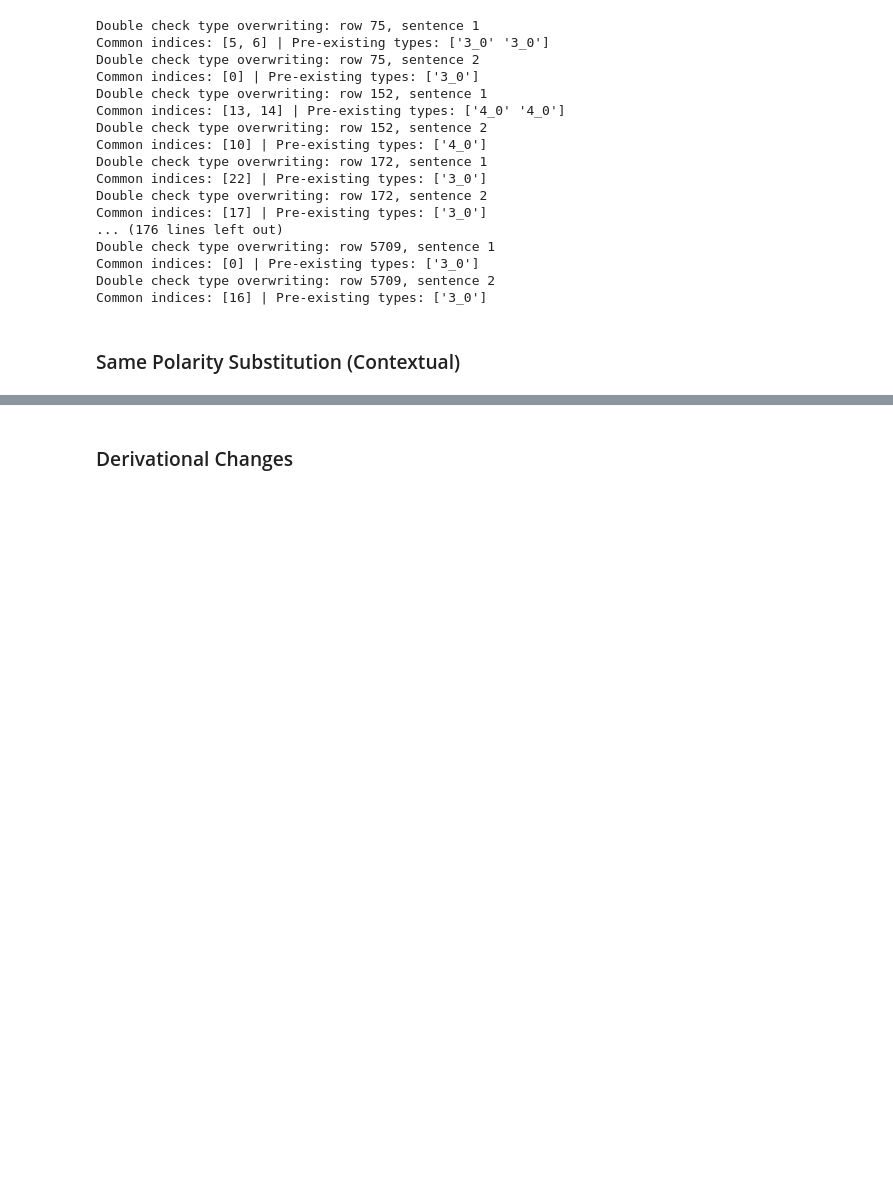
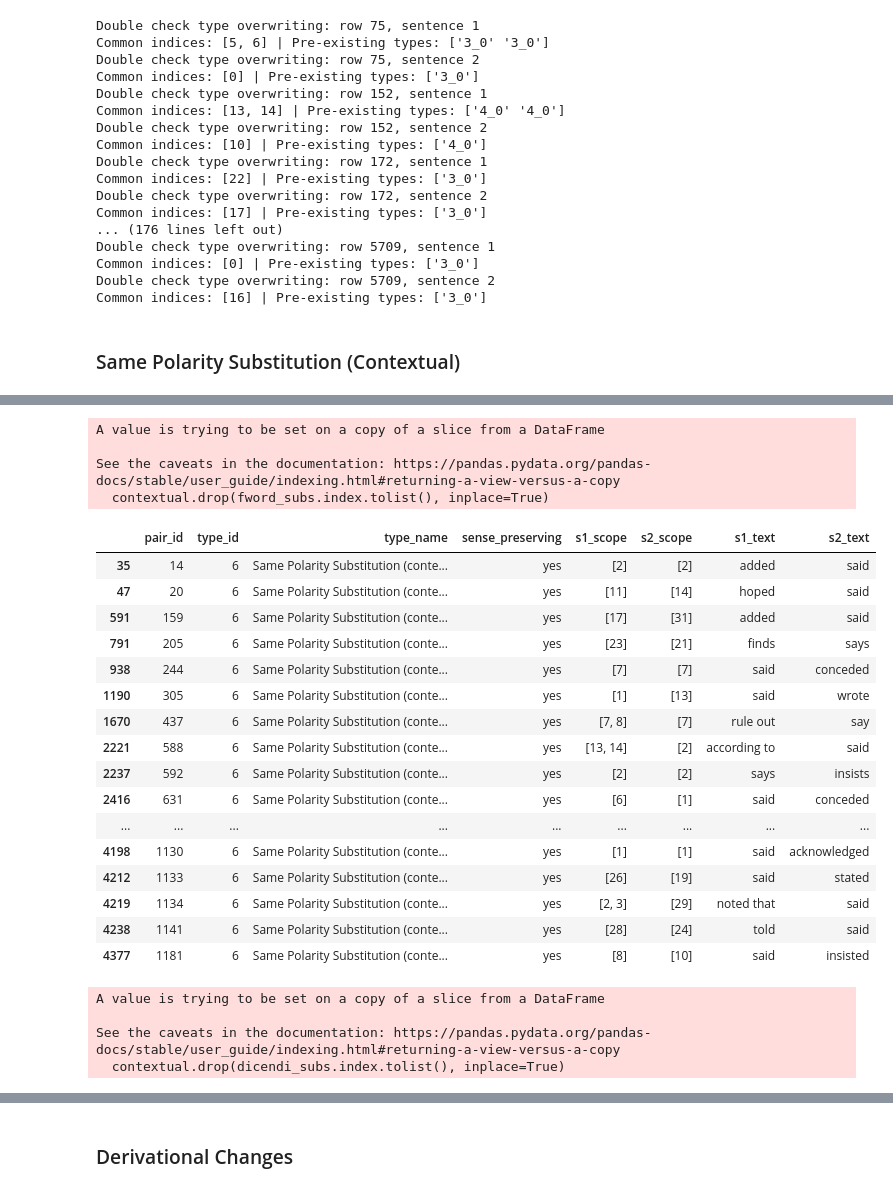
Before and after one commit to lucasadelino/thesis, a Jupyter notebook: reannotation.ipynb, the cells around one changed output, grey strips where cells are left out. Saved outputs shown, nothing was run; the diff lists cells and outputs as text; code cells hidden in the pictures; blank space fills up the shorter version.

```diff
--- a/reannotation.ipynb
+++ b/reannotation.ipynb
@@ -454,0 +483,4 @@ Common indices: [16] | Pre-existing types: ['3_0']
+# %%
+contextual['s1_text'] = contextual['s1_text'].str.lower()
+contextual['s2_text'] = contextual['s2_text'].str.lower()
+contextual.drop(columns=['key_s1', 'key_s2', 'k1_text', 'k2_text'], inplace=True)
@@ -454,0 +502,6 @@ Common indices: [16] | Pre-existing types: ['3_0']
+# %%
+# List of function words
+fwords = ['a', 'an', 'the',                                                     # Articles
+          'and', 'but', 'for', 'or',                                            # Conjunctions
+          'that', 'this', 'those', 'these',                                     # Demonstratives
+          'at', 'by', 'from', 'in', 'into', 'of', 'on', 'out', 'to', 'with']    # Prepositions
@@ -454,0 +510,3 @@ Common indices: [16] | Pre-existing types: ['3_0']
+# %%
+fword_subs = contextual[(contextual['s1_text'].isin(fwords)) & (contextual['s2_text'].isin(fwords))]
+fword_subs
@@ -454,0 +527,36 @@ Common indices: [16] | Pre-existing types: ['3_0']
+# %%
+contextual.drop(fword_subs.index.tolist(), inplace=True)
+# %% [output]
+A value is trying to be set on a copy of a slice from a DataFrame
+
+See the caveats in the documentation: https://pandas.pydata.org/pandas-docs/stable/user_guide/indexing.html#returning-a-view-versus-a-copy
+  contextual.drop(fword_subs.index.tolist(), inplace=True)
+# %%
+dicendi = ['say', 'says', 'said', 'told', 'tell', 'tells', 'speak', 'spoke']
+dicendi_subs = contextual[(contextual['s1_text'].isin(dicendi)) | (contextual['s2_text'].isin(dicendi))]
+dicendi_subs[:30]
+# %% [output]
+|  | pair_id | type_id | type_name | sense_preserving | s1_scope | s2_scope | s1_text | s2_text |
+| 35 | 14 | 6 | Same Polarity Substitution (conte... | yes | [2] | [2] | added | said |
+| 47 | 20 | 6 | Same Polarity Substitution (conte... | yes | [11] | [14] | hoped | said |
+| 591 | 159 | 6 | Same Polarity Substitution (conte... | yes | [17] | [31] | added | said |
+| 791 | 205 | 6 | Same Polarity Substitution (conte... | yes | [23] | [21] | finds | says |
+| 938 | 244 | 6 | Same Polarity Substitution (conte... | yes | [7] | [7] | said | conceded |
+| 1190 | 305 | 6 | Same Polarity Substitution (conte... | yes | [1] | [13] | said | wrote |
+| 1670 | 437 | 6 | Same Polarity Substitution (conte... | yes | [7, 8] | [7] | rule out | say |
+| 2221 | 588 | 6 | Same Polarity Substitution (conte... | yes | [13, 14] | [2] | according to | said |
+| 2237 | 592 | 6 | Same Polarity Substitution (conte... | yes | [2] | [2] | says | insists |
+| 2416 | 631 | 6 | Same Polarity Substitution (conte... | yes | [6] | [1] | said | conceded |
+| ... | ... | ... | ... | ... | ... | ... | ... | ... |
+| 4198 | 1130 | 6 | Same Polarity Substitution (conte... | yes | [1] | [1] | said | acknowledged |
+| 4212 | 1133 | 6 | Same Polarity Substitution (conte... | yes | [26] | [19] | said | stated |
+| 4219 | 1134 | 6 | Same Polarity Substitution (conte... | yes | [2, 3] | [29] | noted that | said |
+| 4238 | 1141 | 6 | Same Polarity Substitution (conte... | yes | [28] | [24] | told | said |
+| 4377 | 1181 | 6 | Same Polarity Substitution (conte... | yes | [8] | [10] | said | insisted |
+# %%
+contextual.drop(dicendi_subs.index.tolist(), inplace=True)
+# %% [output]
+A value is trying to be set on a copy of a slice from a DataFrame
+
+See the caveats in the documentation: https://pandas.pydata.org/pandas-docs/stable/user_guide/indexing.html#returning-a-view-versus-a-copy
+  contextual.drop(dicendi_subs.index.tolist(), inplace=True)
```
Also changed, not shown: parts of 200 cells of this notebook, 2 other files.
